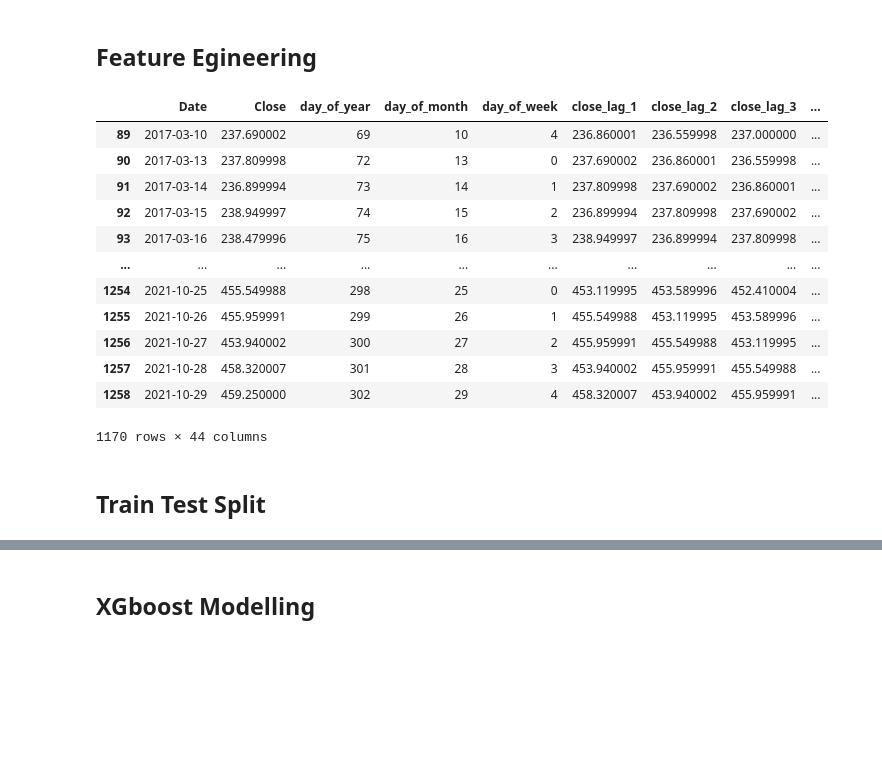
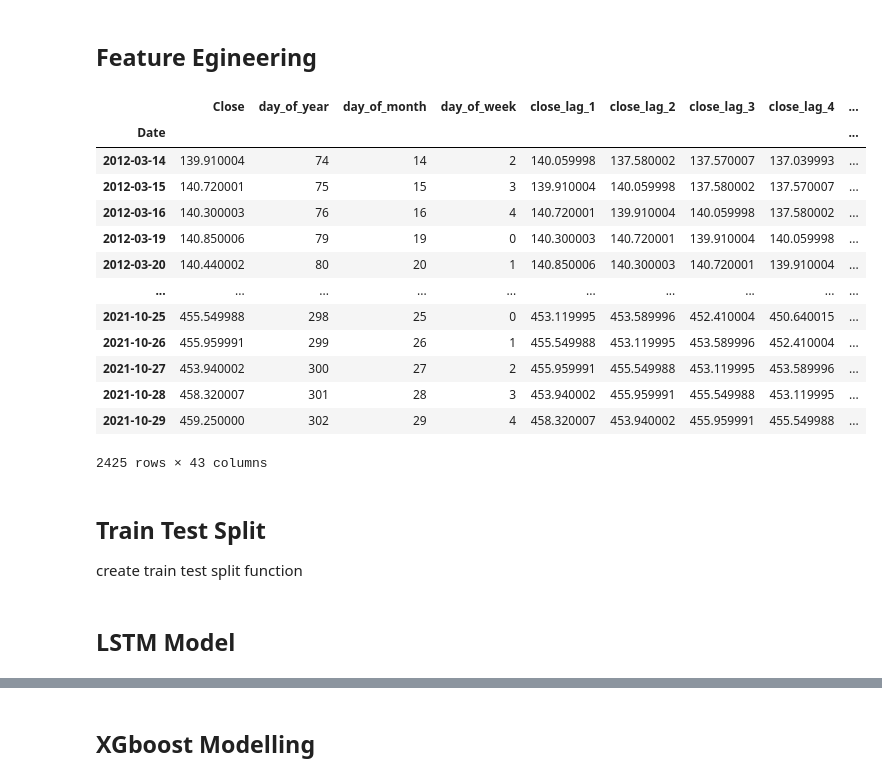
Before and after one commit to christian-nickerson/ml_forecasting, a Jupyter notebook: explore.ipynb, the cells around one changed output, grey strips where cells are left out. Drawn from its saved outputs; the diff is of its cells as text; code cells hidden in the pictures; blank space fills up the shorter version.

```diff
--- a/explore.ipynb
+++ b/explore.ipynb
@@ -8,11 +8,11 @@ import yfinance as yf
 from datetime import date, timedelta
 
 stock = 'SPY'
-years_lookback = 5
+years_lookback = 10
 
 df = yf.download(stock, end = date.today(), start = date.today() - timedelta(days = 365 * years_lookback))
 df.drop(['Open', 'High', 'Low', 'Adj Close', 'Volume'], axis = 1, inplace = True)
-df.reset_index(inplace = True)
+#df.reset_index(inplace = True)
 df.head()
 # %% [output]
 [*********************100%***********************]  1 of 1 completed
@@ -56,45 +57,47 @@ sm.graphics.tsa.plot_pacf(df['Close'])
 # %%
 from statsmodels.tsa.holtwinters import SimpleExpSmoothing
 
-df = df.sort_values('Date')
+df = df.sort_index()
 
 # date & seasonality features
-df['day_of_year'] = df['Date'].dt.dayofyear
-df['day_of_month'] = df['Date'].dt.day
-df['day_of_week'] = df['Date'].dt.dayofweek
+df['day_of_year'] = df.index.dayofyear
+df['day_of_month'] = df.index.day
+df['day_of_week'] = df.index.dayofweek
 
 # closing price for previous n days
 for lags in range(1,30):
     df[f'close_lag_{lags}'] = df.Close.shift(lags)
 
 # simple moving average for previous n days
 for window in [5,10,30,60,90]:
     df[f'close_sma_{window}'] = df['Close'].rolling(window).mean()
 
 # apply simple exp. smoothing prediction
 for alpha in [0.2,0.4,0.6,0.8,None]:
     se = SimpleExpSmoothing(df['Close'])
     se_fitted = se.fit(smoothing_level = alpha)
     df[f'close_ses_{alpha}'] = se_fitted.predict(0)
 
 df.dropna(inplace = True)
 df
 # %% [output]
-|  | Date | Close | day_of_year | day_of_month | day_of_week | close_lag_1 | close_lag_2 | close_lag_3 | ... |
-| 89 | 2017-03-10 | 237.690002 | 69 | 10 | 4 | 236.860001 | 236.559998 | 237.000000 | ... |
-| 90 | 2017-03-13 | 237.809998 | 72 | 13 | 0 | 237.690002 | 236.860001 | 236.559998 | ... |
-| 91 | 2017-03-14 | 236.899994 | 73 | 14 | 1 | 237.809998 | 237.690002 | 236.860001 | ... |
-| 92 | 2017-03-15 | 238.949997 | 74 | 15 | 2 | 236.899994 | 237.809998 | 237.690002 | ... |
-| 93 | 2017-03-16 | 238.479996 | 75 | 16 | 3 | 238.949997 | 236.899994 | 237.809998 | ... |
+|  | Close | day_of_year | day_of_month | day_of_week | close_lag_1 | close_lag_2 | close_lag_3 | close_lag_4 | ... |
+| Date |  |  |  |  |  |  |  |  | ... |
+| 2012-03-14 | 139.910004 | 74 | 14 | 2 | 140.059998 | 137.580002 | 137.570007 | 137.039993 | ... |
+| 2012-03-15 | 140.720001 | 75 | 15 | 3 | 139.910004 | 140.059998 | 137.580002 | 137.570007 | ... |
+| 2012-03-16 | 140.300003 | 76 | 16 | 4 | 140.720001 | 139.910004 | 140.059998 | 137.580002 | ... |
+| 2012-03-19 | 140.850006 | 79 | 19 | 0 | 140.300003 | 140.720001 | 139.910004 | 140.059998 | ... |
+| 2012-03-20 | 140.440002 | 80 | 20 | 1 | 140.850006 | 140.300003 | 140.720001 | 139.910004 | ... |
 | ... | ... | ... | ... | ... | ... | ... | ... | ... | ... |
-| 1254 | 2021-10-25 | 455.549988 | 298 | 25 | 0 | 453.119995 | 453.589996 | 452.410004 | ... |
-| 1255 | 2021-10-26 | 455.959991 | 299 | 26 | 1 | 455.549988 | 453.119995 | 453.589996 | ... |
-| 1256 | 2021-10-27 | 453.940002 | 300 | 27 | 2 | 455.959991 | 455.549988 | 453.119995 | ... |
-| 1257 | 2021-10-28 | 458.320007 | 301 | 28 | 3 | 453.940002 | 455.959991 | 455.549988 | ... |
-| 1258 | 2021-10-29 | 459.250000 | 302 | 29 | 4 | 458.320007 | 453.940002 | 455.959991 | ... |
+| 2021-10-25 | 455.549988 | 298 | 25 | 0 | 453.119995 | 453.589996 | 452.410004 | 450.640015 | ... |
+| 2021-10-26 | 455.959991 | 299 | 26 | 1 | 455.549988 | 453.119995 | 453.589996 | 452.410004 | ... |
+| 2021-10-27 | 453.940002 | 300 | 27 | 2 | 455.959991 | 455.549988 | 453.119995 | 453.589996 | ... |
+| 2021-10-28 | 458.320007 | 301 | 28 | 3 | 453.940002 | 455.959991 | 455.549988 | 453.119995 | ... |
+| 2021-10-29 | 459.250000 | 302 | 29 | 4 | 458.320007 | 453.940002 | 455.959991 | 455.549988 | ... |
-1170 rows × 44 columns
+2425 rows × 43 columns
 # %% [markdown]
 ## Train Test Split
+create train test split function
 # %%
 from datetime import timedelta
 
@@ -109,0 +115,2 @@ y_train = train['Close']
+# %% [markdown]
+## LSTM Model
```
Also changed, not shown: parts of 9 cells of this notebook.
